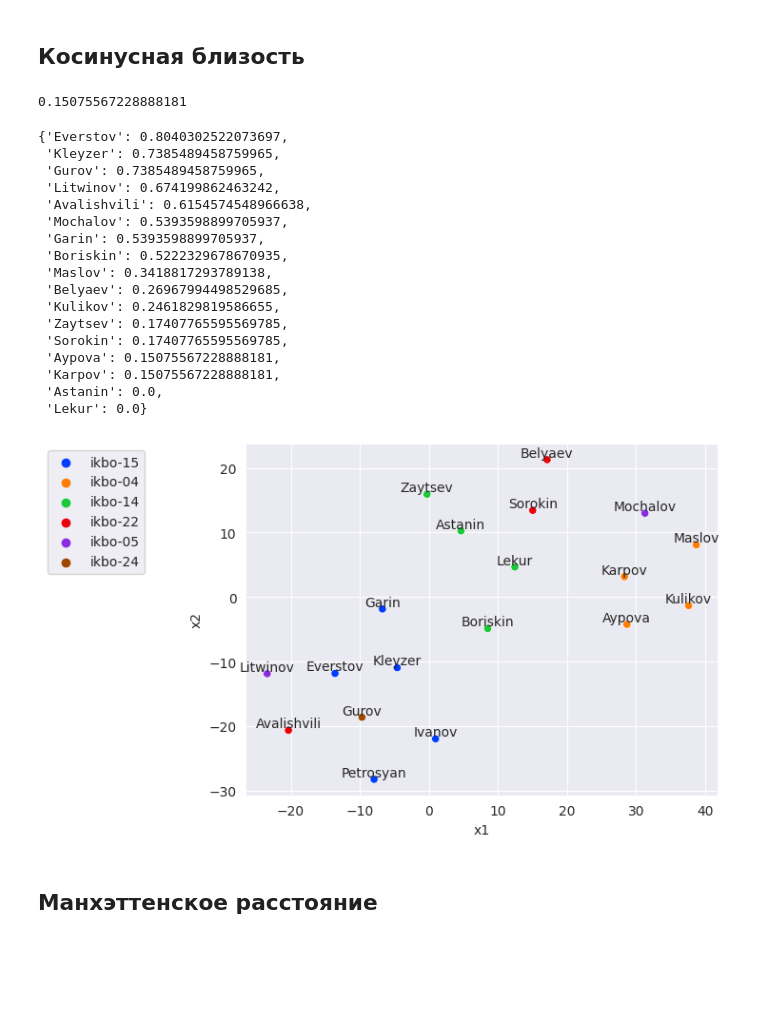
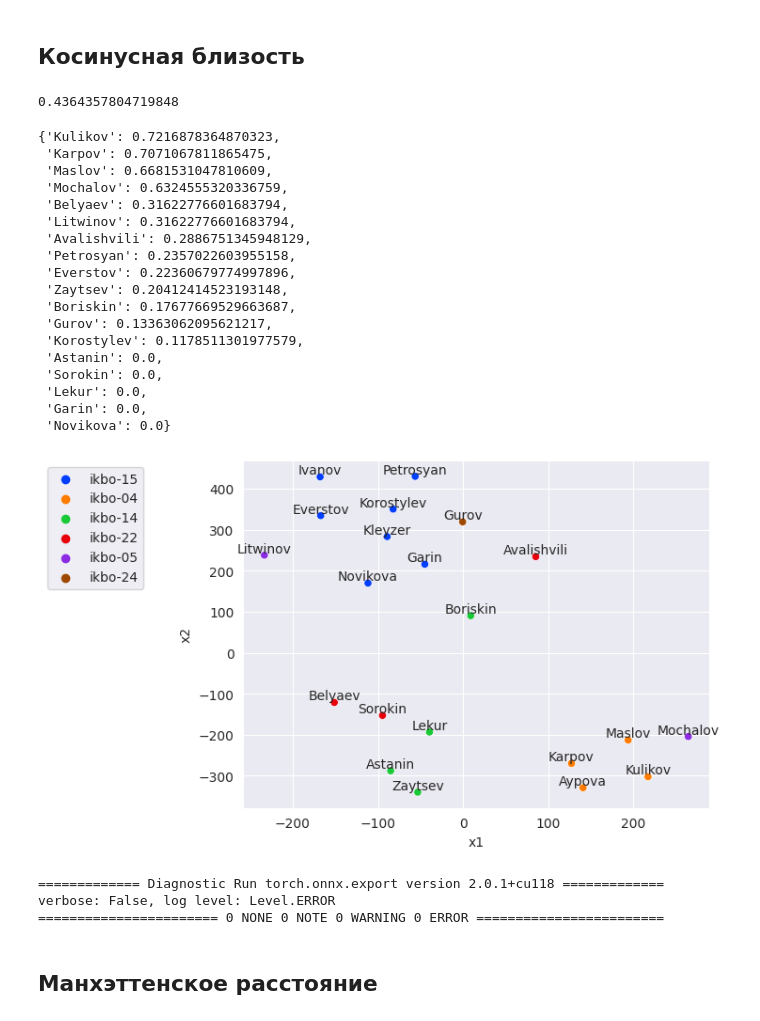
Before and after one commit to LIvanoff/ropsppr, a Jupyter notebook: pr1_ropsppr.ipynb, the cells around one changed output. Drawn from its saved outputs; the diff is of its cells as text; code cells hidden in the pictures; blank space fills up the shorter version.

```diff
--- a/pr1_ropsppr.ipynb
+++ b/pr1_ropsppr.ipynb
@@ -80,6 +83,6 @@ def cosine_sim(a: str, b: str, df: pd.core.frame.DataFrame):
 # %%
-cosine_sim('Ivanov', 'Karpov', df)
+cosine_sim('Novikova', 'Astanin', df)
 # %% [output]
-0.15075567228888181
+0.4364357804719848
 # %%
 def cosine_sim_emb(a_emb: np.array, b_emb: np.array, df: pd.core.frame.DataFrame):
@@ -112,44 +115,45 @@ def most_sim(df: pd.core.frame.DataFrame, positive: list = [], negative: list =
 
   return cos_list
 # %%
-most_sim(positive=['Ivanov', 'Petrosyan'], df=df.copy()) # , negative=['Petrosyan']
+most_sim(negative=['Kleyzer'], positive=['Ivanov','Aypova'], df=df.copy())
 # %% [output]
-{'Everstov': 0.8040302522073697,
- 'Kleyzer': 0.7385489458759965,
- 'Gurov': 0.7385489458759965,
- 'Litwinov': 0.674199862463242,
- 'Avalishvili': 0.6154574548966638,
- 'Mochalov': 0.5393598899705937,
- 'Garin': 0.5393598899705937,
- 'Boriskin': 0.5222329678670935,
- 'Maslov': 0.3418817293789138,
- 'Belyaev': 0.26967994498529685,
- 'Kulikov': 0.2461829819586655,
- 'Zaytsev': 0.17407765595569785,
- 'Sorokin': 0.17407765595569785,
- 'Aypova': 0.15075567228888181,
- 'Karpov': 0.15075567228888181,
+{'Kulikov': 0.7216878364870323,
+ 'Karpov': 0.7071067811865475,
+ 'Maslov': 0.6681531047810609,
+ 'Mochalov': 0.6324555320336759,
+ 'Belyaev': 0.31622776601683794,
+ 'Litwinov': 0.31622776601683794,
+ 'Avalishvili': 0.2886751345948129,
+ 'Petrosyan': 0.2357022603955158,
+ 'Everstov': 0.22360679774997896,
+ 'Zaytsev': 0.20412414523193148,
+ 'Boriskin': 0.17677669529663687,
+ 'Gurov': 0.13363062095621217,
+ 'Korostylev': 0.1178511301977579,
  'Astanin': 0.0,
- 'Lekur': 0.0}
+ 'Sorokin': 0.0,
+ 'Lekur': 0.0,
+ 'Garin': 0.0,
+ 'Novikova': 0.0}
 # %%
 from sklearn.manifold import TSNE
 import matplotlib.pyplot as plt
 import seaborn as sns
 
-model = TSNE(n_components=2, perplexity=10, random_state=42)
+model = TSNE(n_components=2, perplexity=6, random_state=42)
 TSNE_features = model.fit_transform(df)
 
 DATA = df.copy()
 DATA['x1'] = TSNE_features[:,0]
 DATA['x2'] = TSNE_features[:,1]
 # fig = plt.figure()
 sns.set_style("darkgrid")
 sns.scatterplot(x='x1', y='x2', hue=group_labels ,data=DATA, palette='bright')
 
 for (xi, yi, zi) in zip(DATA['x1'], DATA['x2'], df.index):
     plt.text(xi, yi, zi, va='bottom', ha='center')
 
 plt.legend(bbox_to_anchor=(-0.2, 1))
 plt.show()
 # %% [output]
-[figure, old version]
+[figure, new version]
@@ -156,3 +168,20 @@ plt.show()
+# %%
+import timm
+model = timm.create_model('hrnet_w18', pretrained=True)
+model
+
+from sklearn.datasets import load_iris
+import torch
+import torchvision
+import torchvision.transforms as transforms
+
+dummy_input = torch.randn(10, 3, 384, 288)
+
+torch.onnx.export(model, dummy_input, 'iris.onnx', input_names=["features"], output_names=["logits"])
+# %% [output]
+============= Diagnostic Run torch.onnx.export version 2.0.1+cu118 =============
+verbose: False, log level: Level.ERROR
+======================= 0 NONE 0 NOTE 0 WARNING 0 ERROR ========================
 # %% [markdown]
 ## Манхэттенское расстояние
 # %%
```
Also changed, not shown: parts of 11 cells of this notebook.
